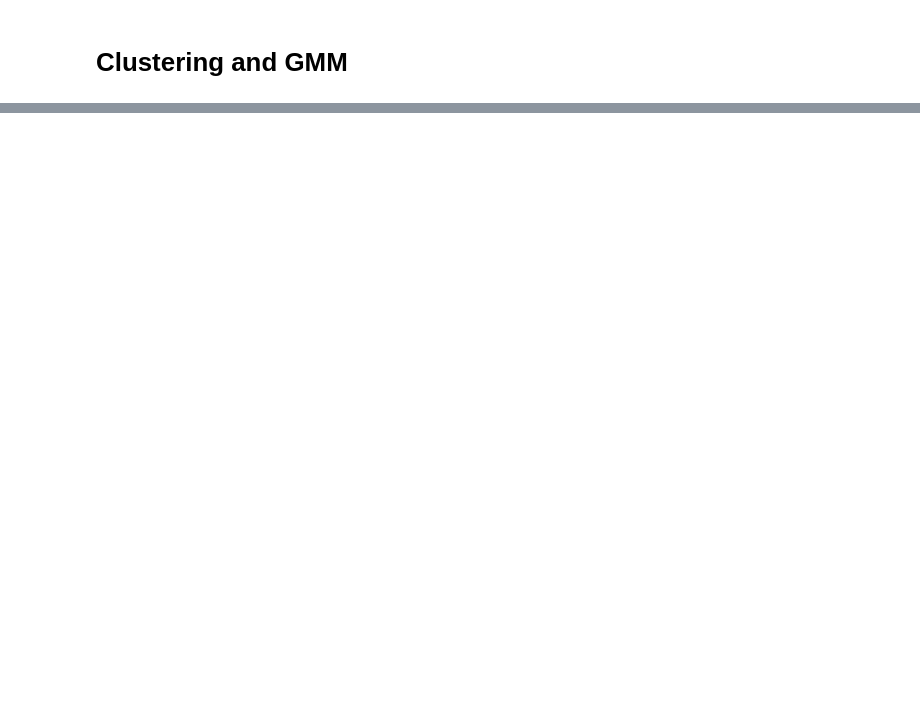
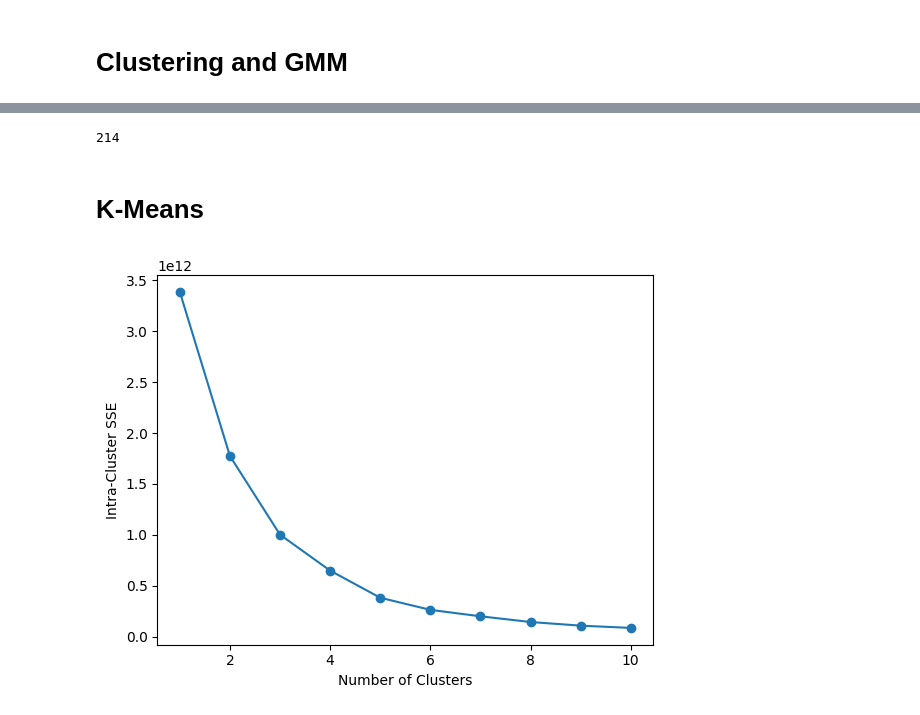
Before and after one commit to lukeboll/eecs448-RALL, a Jupyter notebook: testset_generation.ipynb, the cells around one changed output, grey strips where cells are left out. Cells and saved outputs as stored; diff of their text form; code cells hidden in the pictures; blank space fills up the shorter version.

```diff
--- a/testset_generation.ipynb
+++ b/testset_generation.ipynb
@@ -223,10 +240,11 @@ plt.hist(merged_df['popularity'], bins = 100)
 # %%
-model_df = merged_df[merged_df['genre'] == 'rock']
+model_df = merged_df[merged_df['genre'] == 'jazz']
+#model_df = merged_df
 np.random.seed(448)
 #X = X_dict['jazz']
-#X = ['duration_ms', 'danceability', 'energy', 'key', 'loudness', 'mode', 'speechiness', 'acousticness',
-#       'instrumentalness', 'liveness', 'valence', 'tempo', 'valence_tags', 'arousal_tags', 'dominance_tags']
-X = ['valence_tags', 'arousal_tags', 'dominance_tags']
+X = ['duration_ms', 'danceability', 'energy', 'key', 'loudness', 'mode', 'speechiness', 'acousticness',
+     'instrumentalness', 'liveness', 'valence', 'tempo', 'time_signature']
+#X = ['valence_tags', 'arousal_tags']
 X_train, X_test, y_train, y_test = train_test_split(model_df.loc[:, X],
                                                     model_df[Y],
                                                     test_size = 0.2)
@@ -244,10 +262,10 @@ for i in range(num_groups):
     quantile_levels.append(temp_df['popularity'].quantile((1 + i )/ num_groups))
 GMM_models = []
 for i in range(num_groups):
-    model = GaussianMixture(n_components = 7,
+    model = GaussianMixture(n_components =7,
                             max_iter = 200,
                             covariance_type='diag',
-                            n_init = 3,
+                            n_init = 5,
                             random_state = 448,
                             init_params = "k-means++")
     model.fit(groupings[i])
@@ -283,0 +304,24 @@ testData(X_test, y_test, GMM_models)
+# %%
+len(model_df)
+# %% [output]
+214
+# %% [markdown]
+# K-Means
+# %%
+cluster_sse = []
+for i in range(1, 11):
+    km = KMeans(n_clusters=i,
+                init='k-means++',
+                n_init=10,
+                max_iter=300,
+                random_state=448)
+    km.fit(temp_df)
+    cluster_sse.append(km.inertia_)
+
+# plot
+plt.plot(range(1, 11), cluster_sse, marker='o')
+plt.xlabel('Number of Clusters')
+plt.ylabel('Intra-Cluster SSE')
+plt.show()
+# %% [output]
+[figure, added]
```
Also changed, not shown: parts of 12 cells of this notebook.
